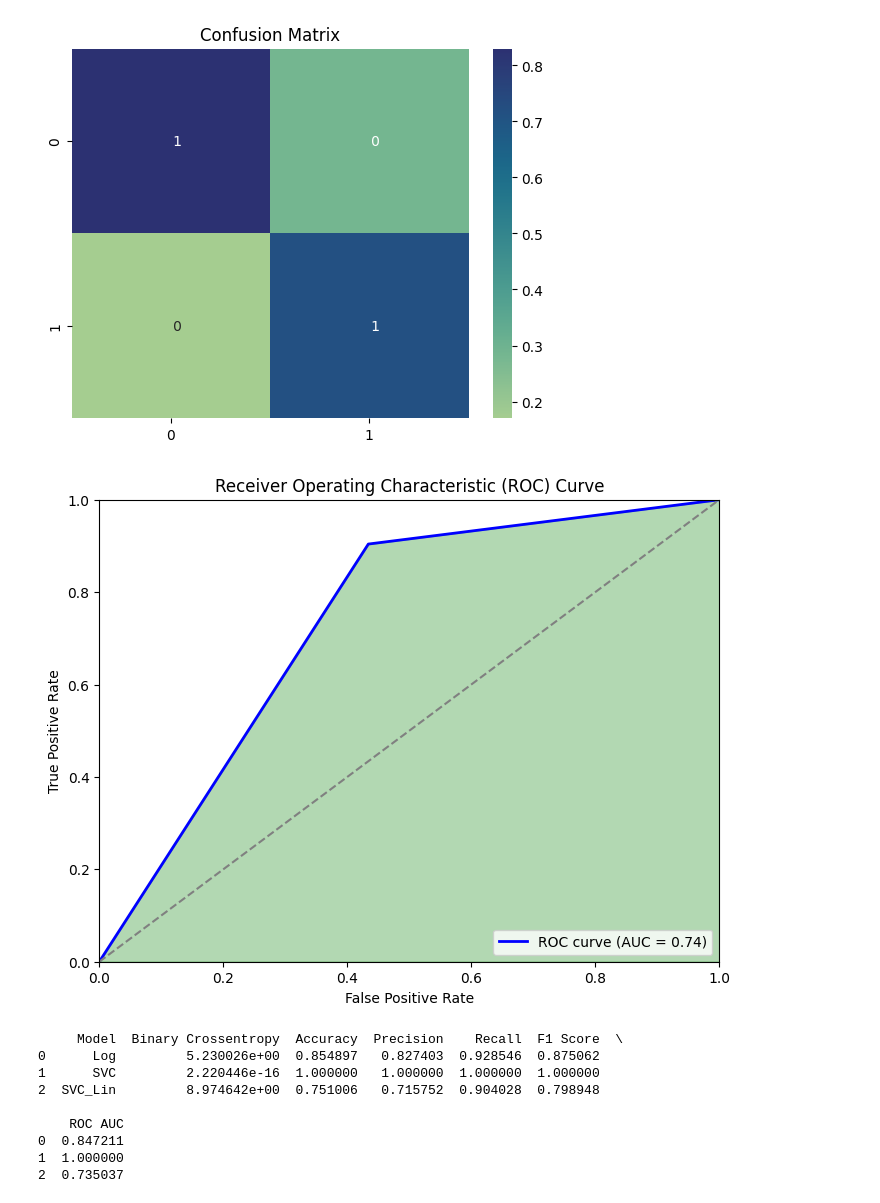
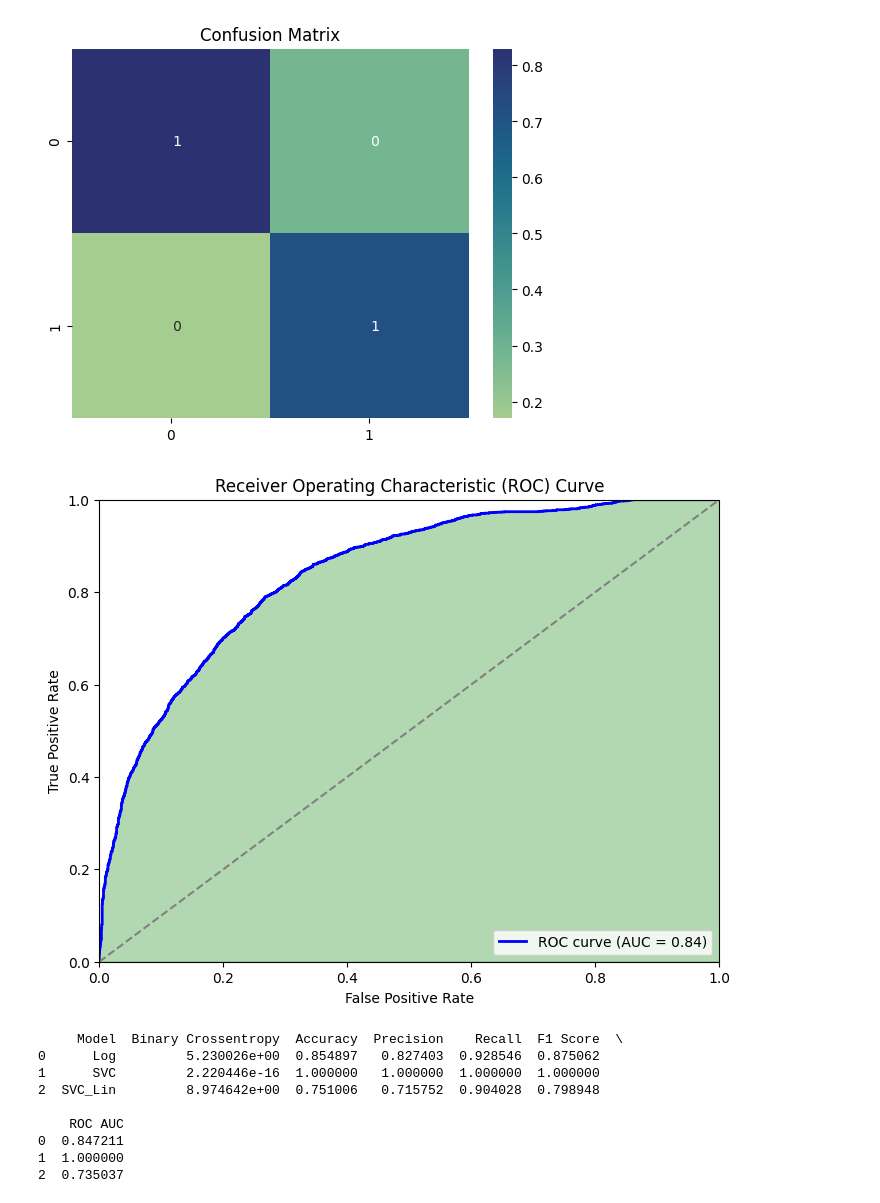
Before and after one commit to Valakas148/ML, a Jupyter notebook: lr3/lr3.ipynb, the cells around one changed output. Drawn from its saved outputs; the diff is of its cells as text; code cells hidden in the pictures.

```diff
--- a/lr3/lr3.ipynb
+++ b/lr3/lr3.ipynb
@@ -492,25 +494,27 @@ array([[0.8299193 , 0.28424847],
        [0.1700807 , 0.71575153]])
 [figure]
 # %%
-fpr, tpr, thresholds = roc_curve(y_test, y_pred_svc_linear)
+y_prob_svc_linear = rand_search_svc_linear.decision_function(X_test_prepr)
+
+fpr, tpr, thresholds = roc_curve(y_test, y_prob_svc_linear)
 
 # Розраховуємо площу під ROC кривою (AUC)
-auc = roc_auc_score(y_test, y_pred_svc_linear)
+auc = roc_auc_score(y_test, y_prob_svc_linear)
 
 # Побудова ROC кривої
 plt.figure(figsize=(8, 6))
 plt.plot(fpr, tpr, color='blue', lw=2, label=f'ROC curve (AUC = {auc:.2f})')
 plt.fill_between(fpr, tpr, color='green', alpha=0.3)
 plt.plot([0, 1], [0, 1], color='gray', linestyle='--')
 plt.xlim([0.0, 1.0])
 plt.ylim([0.0, 1.0])
 plt.xlabel('False Positive Rate')
 plt.ylabel('True Positive Rate')
 plt.title('Receiver Operating Characteristic (ROC) Curve')
 plt.legend(loc='lower right')
 plt.show()
 # %% [output]
-[figure, old version]
+[figure, new version]
 # %%
 def calculate_metrics(y_test, predictions):
     binary_crossentropy = log_loss(y_test, predictions)
```
Also changed, not shown: parts of 1 cell of this notebook.
